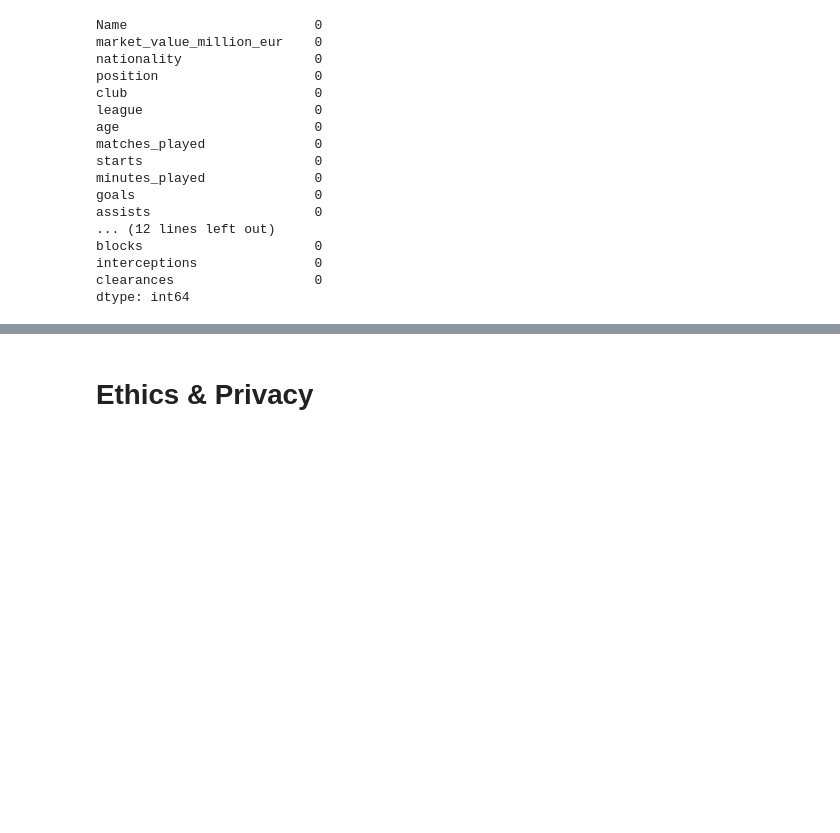
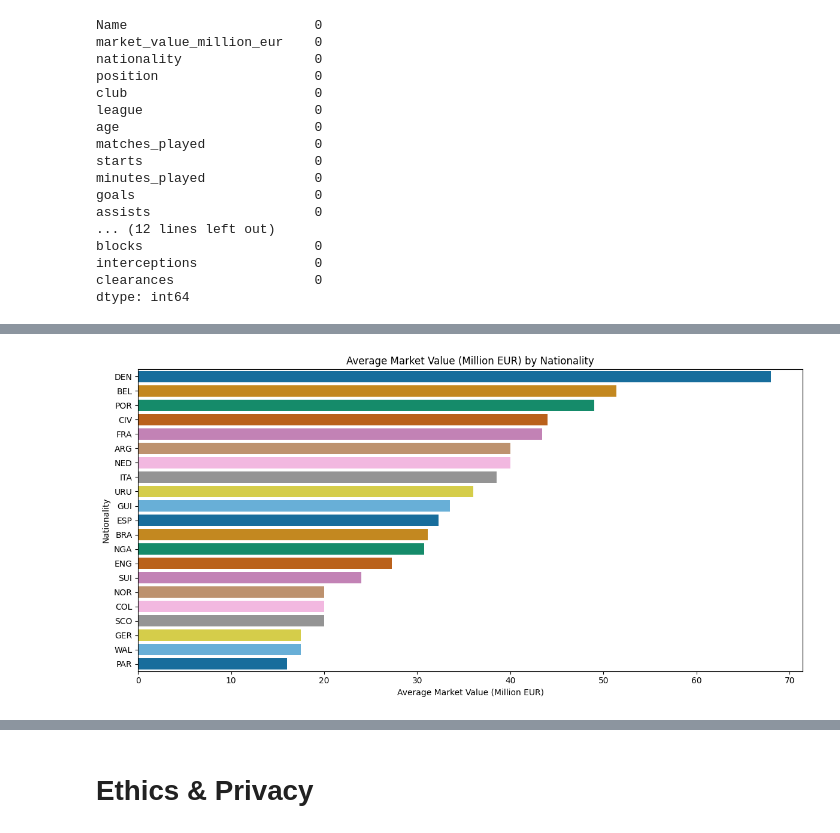
Before and after one commit to karsan377/EPL-Midfielder-Value, a Jupyter notebook: DataCheckpoint_Group110_SP25.ipynb, the cells around one changed output, grey strips where cells are left out. Drawn from its saved outputs; the diff is of its cells as text; code cells hidden in the pictures; blank space fills up the shorter version.

```diff
--- a/DataCheckpoint_Group110_SP25.ipynb
+++ b/DataCheckpoint_Group110_SP25.ipynb
@@ -338,0 +349,13 @@ plt.show()
+# %%
+avg_df = avg_market_value.reset_index()
+avg_df.columns = ['nationality', 'avg_market_value']
+
+plt.figure(figsize=(12,6))
+sns.barplot(data=avg_df, x='avg_market_value', y='nationality', hue='nationality', dodge=False, palette='colorblind', legend=False)
+plt.title('Average Market Value (Million EUR) by Nationality')
+plt.xlabel('Average Market Value (Million EUR)')
+plt.ylabel('Nationality')
+plt.tight_layout()
+plt.show()
+# %% [output]
+[figure, added]
```
Also changed, not shown: parts of 5 cells of this notebook.
